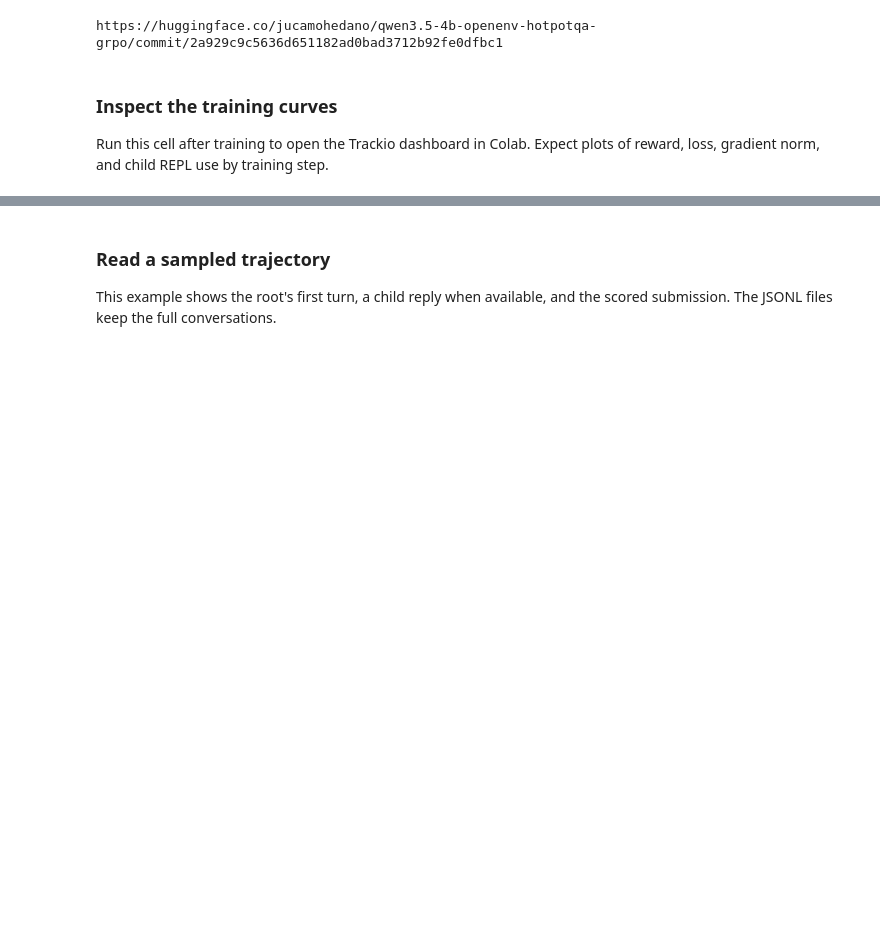
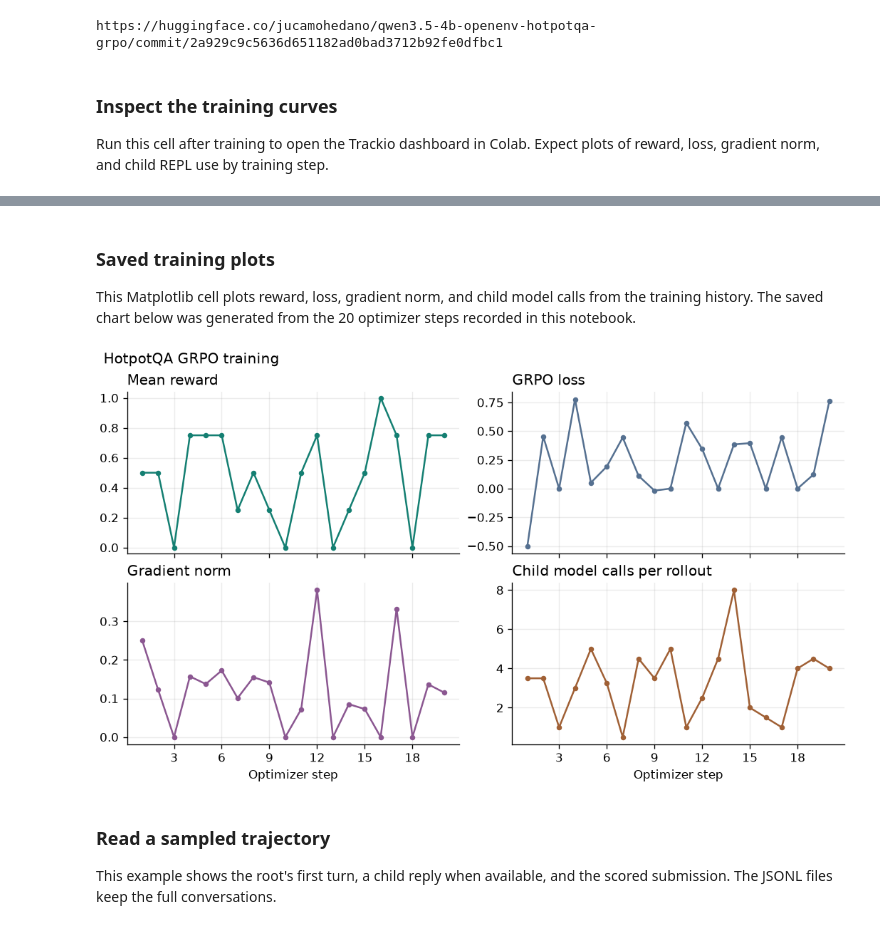
Before and after one commit to jucamohedano/trl, a Jupyter notebook: examples/grpo_openenv_hotpotqa/grpo_openenv_hotpotqa.ipynb, the cells around one changed output, grey strips where cells are left out. Cells and saved outputs as stored; diff of their text form; code cells hidden in the pictures; blank space fills up the shorter version.

Commit message:
Explain RLM context limits and save static training plots

```diff
--- a/examples/grpo_openenv_hotpotqa/grpo_openenv_hotpotqa.ipynb
+++ b/examples/grpo_openenv_hotpotqa/grpo_openenv_hotpotqa.ipynb
@@ -872,6 +872,40 @@ with capture_output():
 output.serve_kernel_port_as_iframe(urlparse(local_url).port, height=560)
 # %% [output]
 [interactive output not drawn]
+# %% [markdown]
+### Saved training plots
+
+This Matplotlib cell plots reward, loss, gradient norm, and child model calls from the training history. The saved chart below was generated from the 20 optimizer steps recorded in this notebook.
+# %%
+from matplotlib import pyplot as plt
+from matplotlib.ticker import MaxNLocator
+
+
+history = json.loads((GRPO_DIR / "trainer-history.json").read_text())
+metrics = (
+    ("reward", "Mean reward", "#147F72"),
+    ("loss", "GRPO loss", "#557090"),
+    ("grad_norm", "Gradient norm", "#8B5791"),
+    ("mean_child_calls", "Child model calls per rollout", "#A06035"),
+)
+fig, axes = plt.subplots(2, 2, figsize=(8.8, 5.1), sharex=True, layout="constrained")
+for ax, (key, label, color) in zip(axes.flat, metrics, strict=True):
+    points = [(row["step"], row[key]) for row in history if key in row]
+    if points:
+        steps, values = zip(*points, strict=True)
+        ax.plot(steps, values, marker="o", markersize=3.5, linewidth=1.5, color=color)
+    ax.set_title(label, loc="left")
+    ax.xaxis.set_major_locator(MaxNLocator(integer=True))
+    ax.grid(alpha=0.25)
+    ax.spines[["top", "right"]].set_visible(False)
+
+axes[0, 0].set_ylim(-0.04, 1.04)
+for ax in axes[-1]:
+    ax.set_xlabel("Optimizer step")
+fig.suptitle("HotpotQA GRPO training", x=0.01, ha="left")
+plt.show()
+# %% [output]
+[figure, added]
 # %% [markdown]
 ### Read a sampled trajectory
 
```
Also changed, not shown: parts of 1 cell of this notebook.
